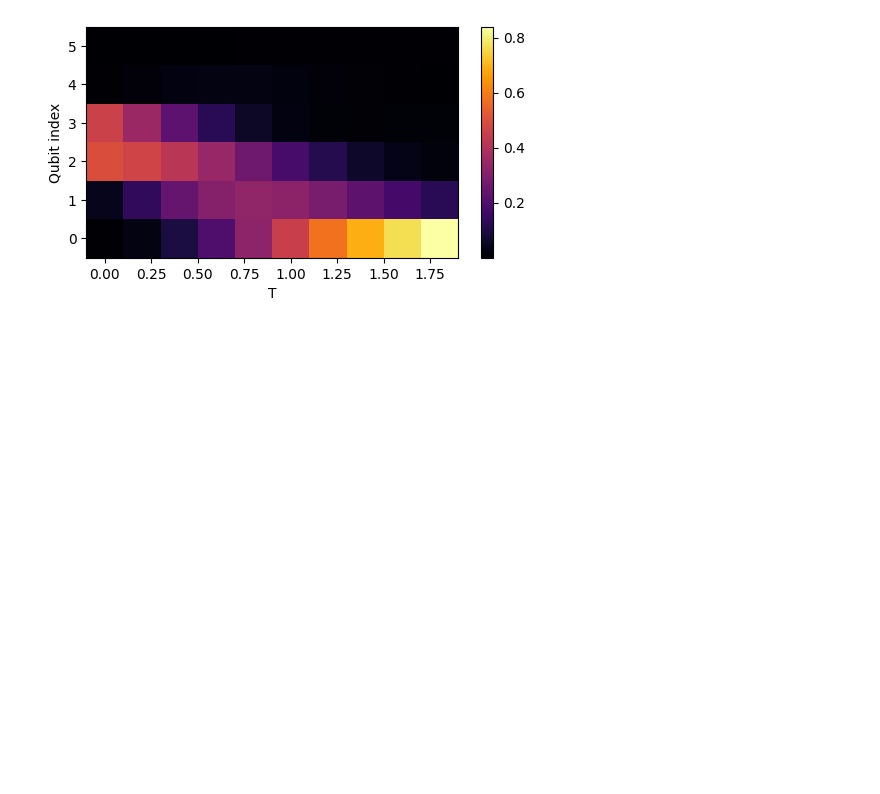
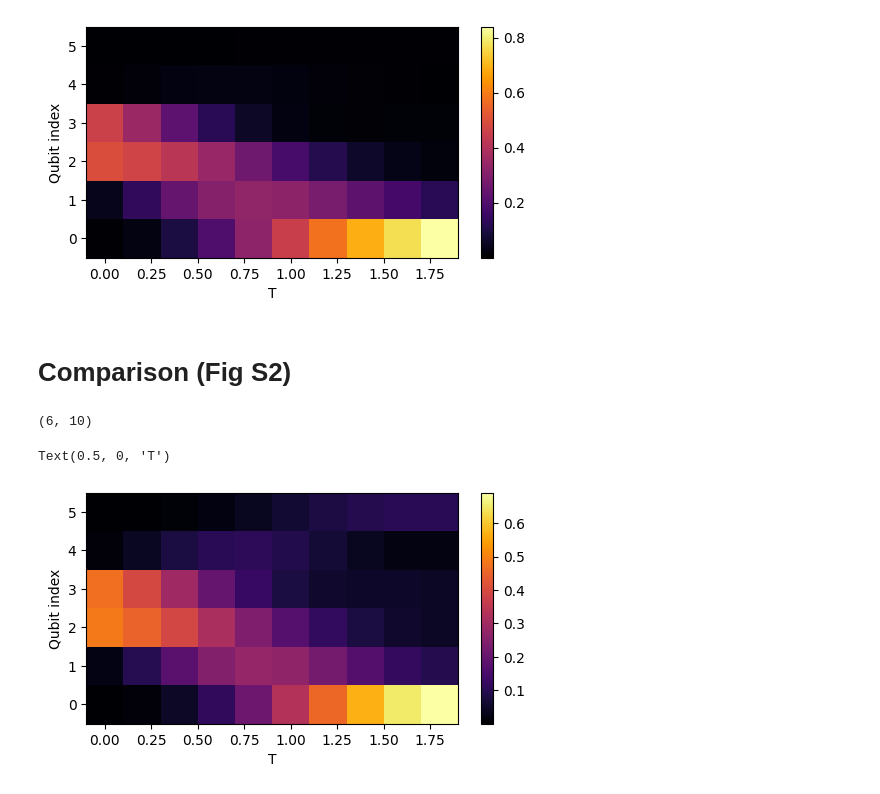
Before and after one commit to syralie/qsim-condensed-matter, a Jupyter notebook: NHSE.ipynb, the cells around one changed output. Drawn from its saved outputs; the diff is of its cells as text; code cells hidden in the pictures; blank space fills up the shorter version.

```diff
--- a/NHSE.ipynb
+++ b/NHSE.ipynb
@@ -576,3 +579,62 @@ plt.xlabel('T')
 (6, 10)
 Text(0.5, 0, 'T')
 [figure]
+# %% [markdown]
+# Comparison (Fig S2)
+# %%
+# For gamma = 0.2 case
+# (Full matrices and state vector based, no qiskit)
+N = 6
+nb_timesteps = 10
+timestep_duration = 0.2
+gamma = 0.2
+J = 1
+
+# Generate the unitary
+matrix = get_U_HN(J, gamma , N, timestep_duration)
+projection_matrix = projection(N+1)
+
+# create the initial state vector (|↓↓↑↓↓↓⟩+|↓↓↓↑↓↓⟩)/ 2
+initial_vector = np.zeros((2**(N+1), 1), dtype=complex)
+initial_vector[ (2**N - 1) - 2**(N//2)] = 1/np.sqrt(2)
+initial_vector[ (2**N - 1) - 2**(N//2 -1)] = 1/np.sqrt(2)
+
+magnetization=[]
+for n_steps in range(1, nb_timesteps + 1):
+
+    # for each time step, apply the matrix n_steps times onto the initial vector
+    state_vector = np.matmul(np.linalg.matrix_power(matrix @ projection_matrix, n_steps), initial_vector).T[0]
+    state_dict = {}
+    for i in range(2 ** (N+1)):
+
+        # allocate the relevant probabilities to each state
+        state_dict[bin(i)[2:].zfill(N+1)] = np.abs(state_vector[i]) ** 2
+
+
+    # create a new row to add to magnetization array
+    row = [0 for _ in range(N)]
+    prob = 0
+    for key, value in state_dict.items():
+
+        # key[0] is the ancillary qubit
+        if key[0] == '0':
+            prob += value
+            for i in range(1, N + 1):
+
+                # if the other qubits have a result of 0, then add the probabilities to that qubit
+                if key[i] == '0':
+                    row[N - i] += value
+
+    magnetization += [[x/prob for x in row]]
+
+magnetization = np.array(magnetization)
+print(magnetization.T.shape)
+fig = plt.figure(figsize=((nb_timesteps + 2)/2 , N/2), facecolor='white')
+im = plt.pcolormesh([timestep_duration * i for i in range(nb_timesteps)], np.arange(0,N,1), magnetization.T, cmap='inferno')
+fig.colorbar(im)
+plt.ylabel('Qubit index')
+plt.xlabel('T')
+# %% [output]
+(6, 10)
+Text(0.5, 0, 'T')
+[figure, added]
```
Also changed, not shown: parts of 12 cells of this notebook.
